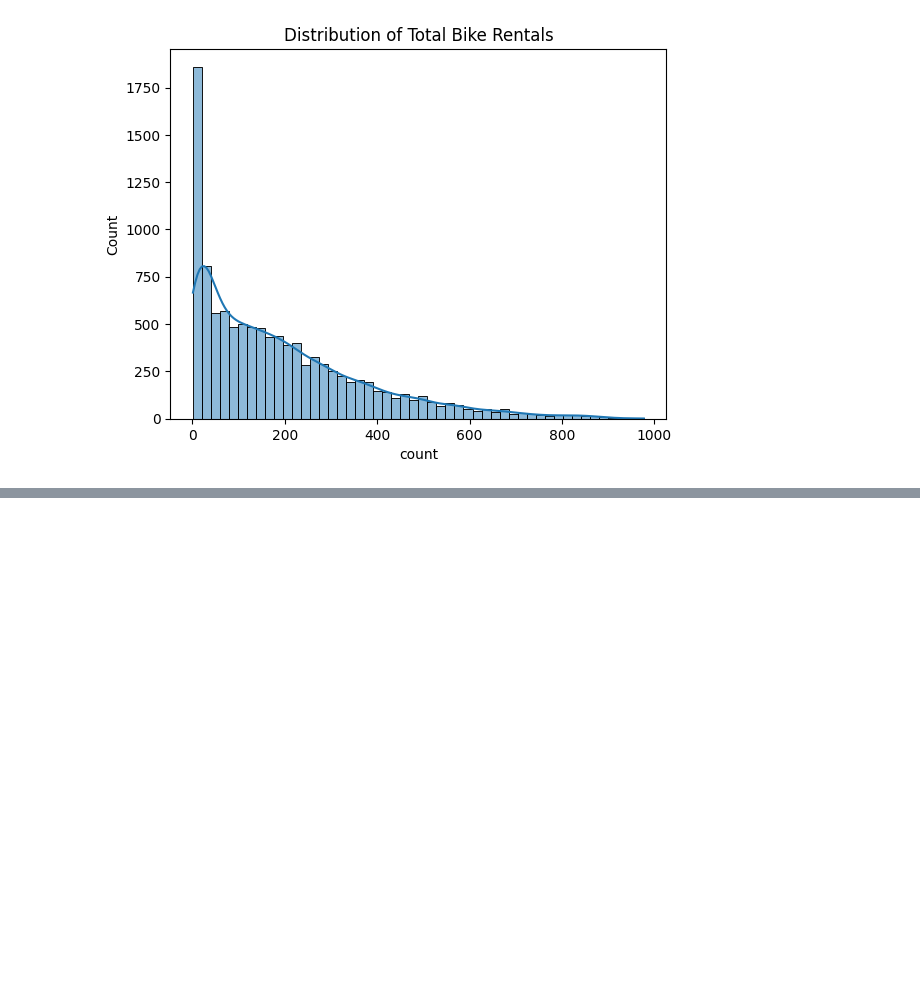
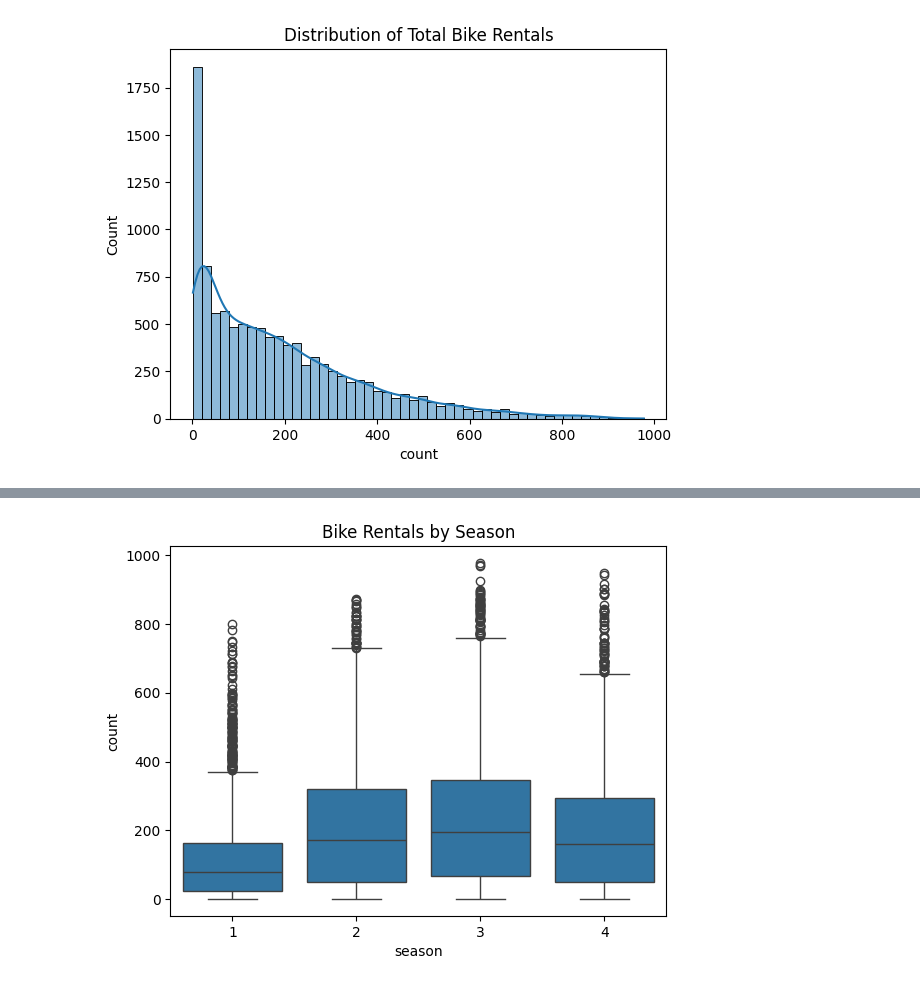
Before and after one commit to DevDharmik/Analyzing_Job_Market, a Jupyter notebook: courses/udacity_intro_to_tensorflow_for_deep_learning/l01c01_introduction_to_colab_and_python.ipynb, the cells around one changed output, grey strips where cells are left out. Cells and saved outputs as stored; diff of their text form; code cells hidden in the pictures; blank space fills up the shorter version.

```diff
--- a/courses/udacity_intro_to_tensorflow_for_deep_learning/l01c01_introduction_to_colab_and_python.ipynb
+++ b/courses/udacity_intro_to_tensorflow_for_deep_learning/l01c01_introduction_to_colab_and_python.ipynb
@@ -86,0 +103,8 @@ plt.show()
+# %%
+# 5.4 Rentals by Season
+plt.figure()
+sns.boxplot(x='season', y='count', data=train)
+plt.title("Bike Rentals by Season")
+plt.show()
+# %% [output]
+[figure, added]
```
Also changed, not shown: parts of 4 cells of this notebook.
